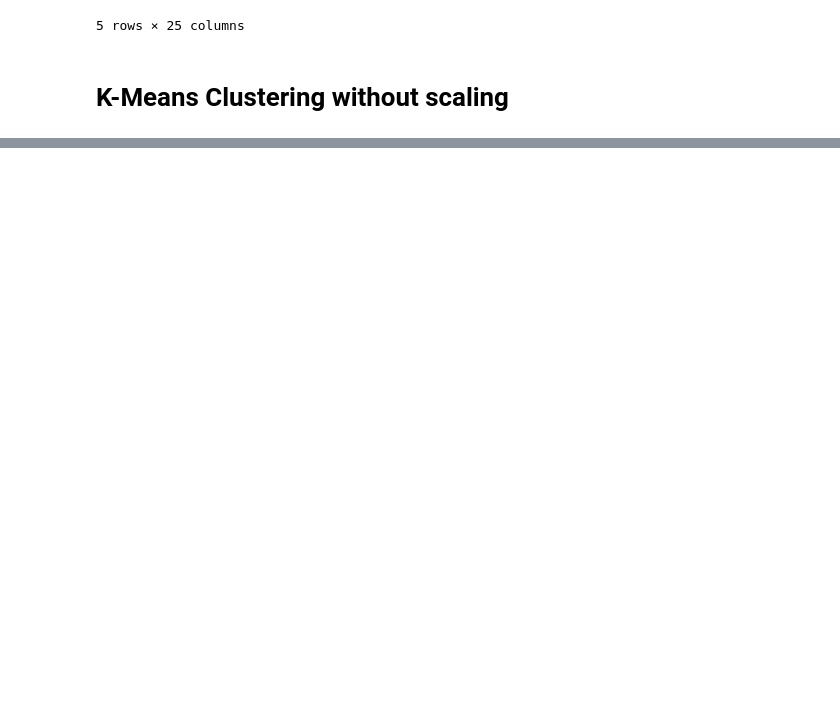
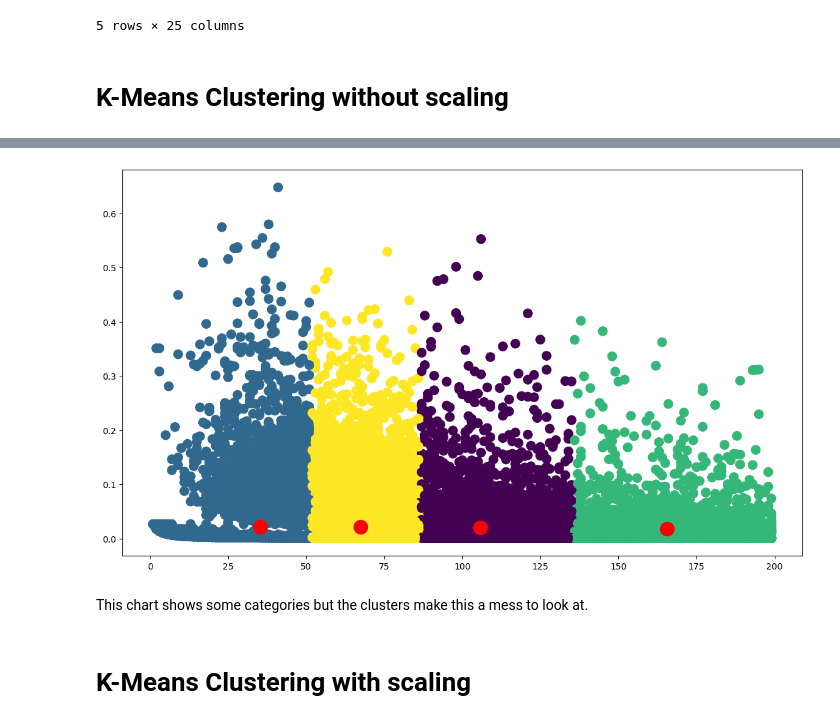
Before and after one commit to dq93/Playlist_Predictor, a Jupyter notebook: notebooks/modeling.ipynb, the cells around one changed output, grey strips where cells are left out. Drawn from its saved outputs; the diff is of its cells as text; code cells hidden in the pictures; blank space fills up the shorter version.

```diff
--- a/notebooks/modeling.ipynb
+++ b/notebooks/modeling.ipynb
@@ -75,0 +77,5 @@ plt.show()
+# %%
+kmeans =  KMeans(n_clusters= 4, init = "k-means++" ,n_init= 20,  random_state= 42)
+
+# Fit the KMeans model to the dataset X1
+kmeans.fit(X1)
@@ -75,0 +84,3 @@ plt.show()
+# %%
+labels = kmeans.fit_predict(X1)
+labels
@@ -75,0 +112,14 @@ plt.show()
+# %%
+# view 2D clusters
+
+plt.figure(figsize = (14, 8))
+
+plt.scatter(X1[:, 0], X1[:, 1], c = kmeans.labels_, s = 105)
+plt.scatter(kmeans.cluster_centers_[:, 0], kmeans.cluster_centers_[:, 1], color = 'red', s = 250)
+plt.show()
+# %% [output]
+[figure, added]
+# %% [markdown]
+This chart shows some categories but the clusters make this a mess to look at.
+# %% [markdown]
+# K-Means Clustering with scaling
```
Also changed, not shown: parts of 6 cells of this notebook, 2 other files.
